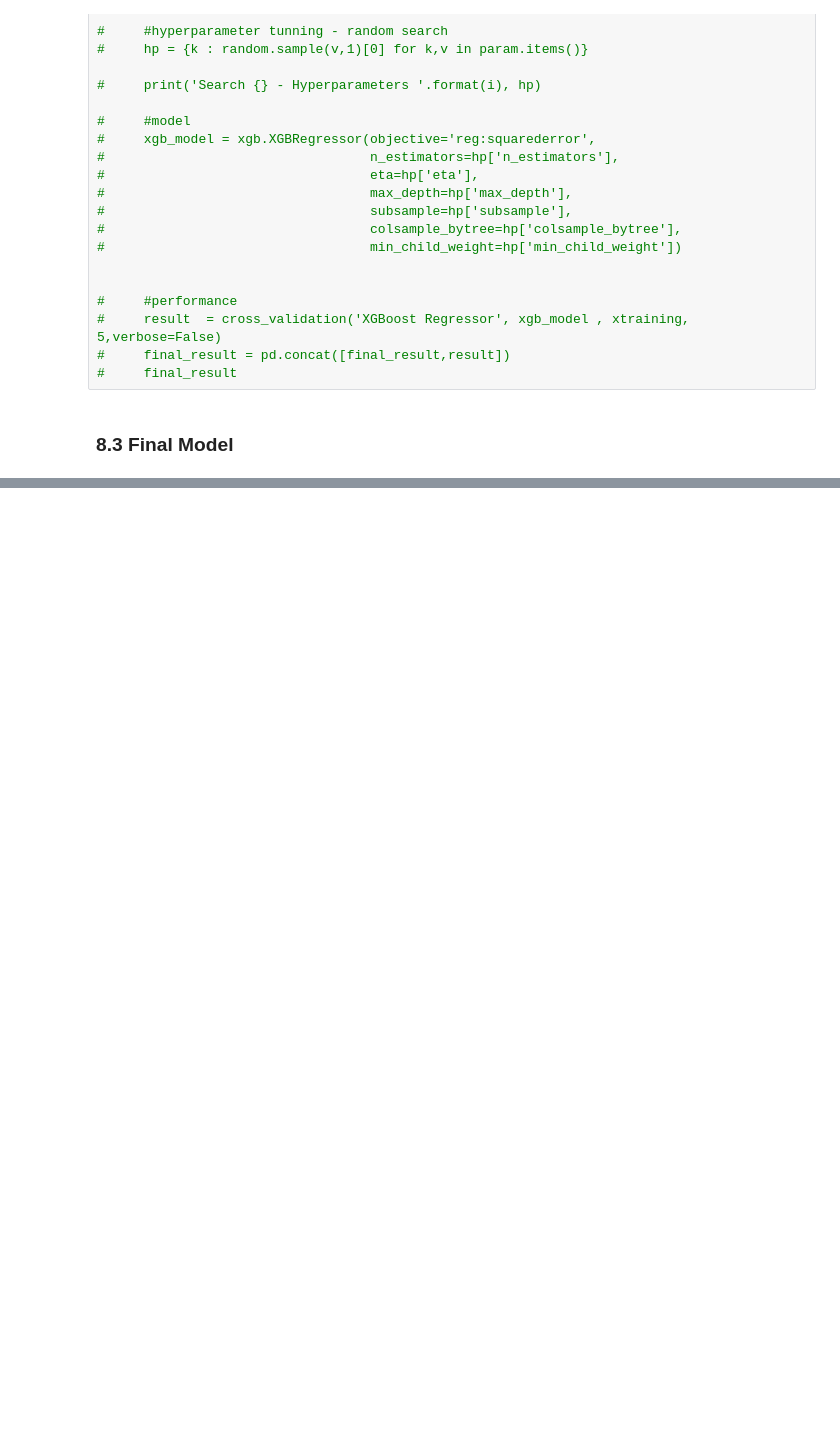
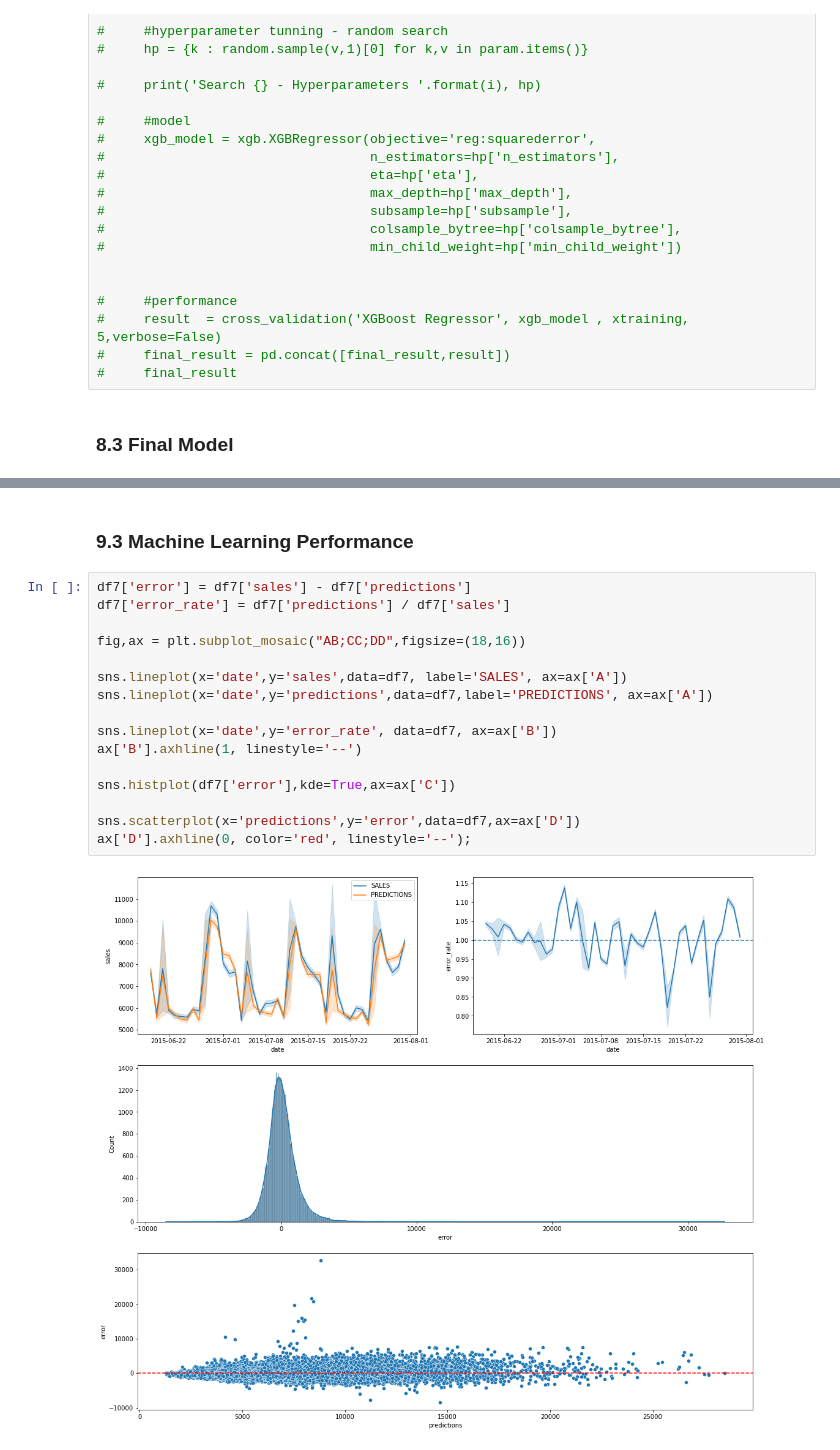
Before and after one commit to marcosbertochi/rossmann_sales_prediction, a Jupyter notebook: Rossmann_store_sales_prediction_step5.ipynb, the cells around one changed output, grey strips where cells are left out. Cells and saved outputs as stored; diff of their text form; blank space fills up the shorter version.

```diff
--- a/Rossmann_store_sales_prediction_step5.ipynb
+++ b/Rossmann_store_sales_prediction_step5.ipynb
@@ -1195,0 +1263,20 @@ pickle.dump(xgb_model_tuned, open('C:\\Users\\marco\\OneDrive\\Documents\\repos\
+# %% [markdown]
+### 9.3 Machine Learning Performance
+# %%
+df7['error'] = df7['sales'] - df7['predictions']
+df7['error_rate'] = df7['predictions'] / df7['sales']
+
+fig,ax = plt.subplot_mosaic("AB;CC;DD",figsize=(18,16))
+
+sns.lineplot(x='date',y='sales',data=df7, label='SALES', ax=ax['A'])
+sns.lineplot(x='date',y='predictions',data=df7,label='PREDICTIONS', ax=ax['A'])
+
+sns.lineplot(x='date',y='error_rate', data=df7, ax=ax['B'])
+ax['B'].axhline(1, linestyle='--')
+
+sns.histplot(df7['error'],kde=True,ax=ax['C'])
+
+sns.scatterplot(x='predictions',y='error',data=df7,ax=ax['D'])
+ax['D'].axhline(0, color='red', linestyle='--');
+# %% [output]
+[figure, added]
```
Also changed, not shown: parts of 14 cells of this notebook.
